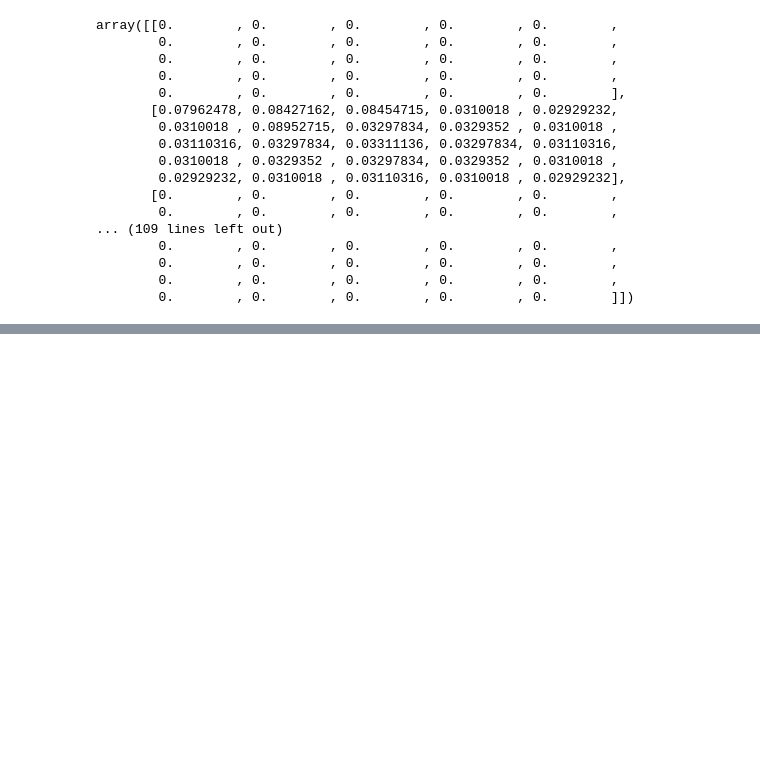
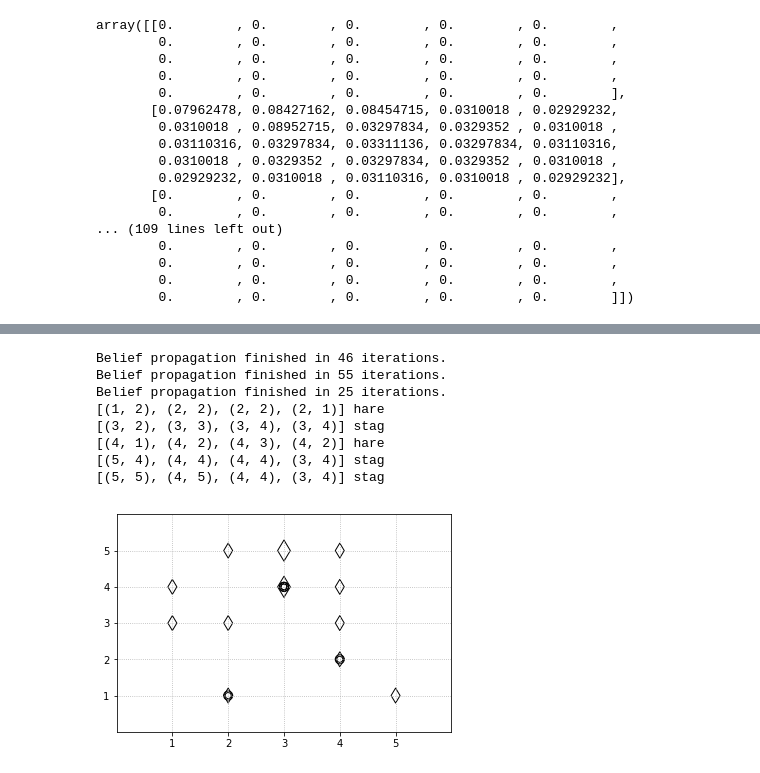
Before and after one commit to asfandyar1/staghunt, a Jupyter notebook: ground_truth.ipynb, the cells around one changed output, grey strips where cells are left out. Saved outputs shown, nothing was run; the diff lists cells and outputs as text; code cells hidden in the pictures; blank space fills up the shorter version.

```diff
--- a/ground_truth.ipynb
+++ b/ground_truth.ipynb
@@ -188,0 +472,35 @@ test.compute_probabilities()
+# %%
+matrix2 = StagHuntMRF()
+matrix2.new_game_sample(size=(5,5), num_agents=5)
+matrix2.build_model()
+
+trajectories = [matrix2.aPos.copy()]
+for i in range(matrix2.horizon-1):
+    matrix2.infer(inference_type='matrix')
+    matrix2.compute_probabilities()
+    matrix2.move_next()
+    matrix2.time = 1
+    matrix2.horizon -= 1
+    matrix2.build_model()
+    trajectories.append(matrix2.aPos.copy())
+
+trajectories = list(map(list, zip(*trajectories)))
+for trajectory in trajectories:
+    if trajectory[-1] in matrix2.hPos:
+        sth = 'hare'
+    elif trajectory[-1] in matrix2.sPos:
+        sth = 'stag'
+    else:
+        sth = 'nothing'
+    print(trajectory, sth)
+matrix2.display()
+# %% [output]
+Belief propagation finished in 46 iterations.
+Belief propagation finished in 55 iterations.
+Belief propagation finished in 25 iterations.
+[(1, 2), (2, 2), (2, 2), (2, 1)] hare
+[(3, 2), (3, 3), (3, 4), (3, 4)] stag
+[(4, 1), (4, 2), (4, 3), (4, 2)] hare
+[(5, 4), (4, 4), (4, 4), (3, 4)] stag
+[(5, 5), (4, 5), (4, 4), (3, 4)] stag
+[figure, added]
```
Also changed, not shown: parts of 64 cells of this notebook, 4 other files.
